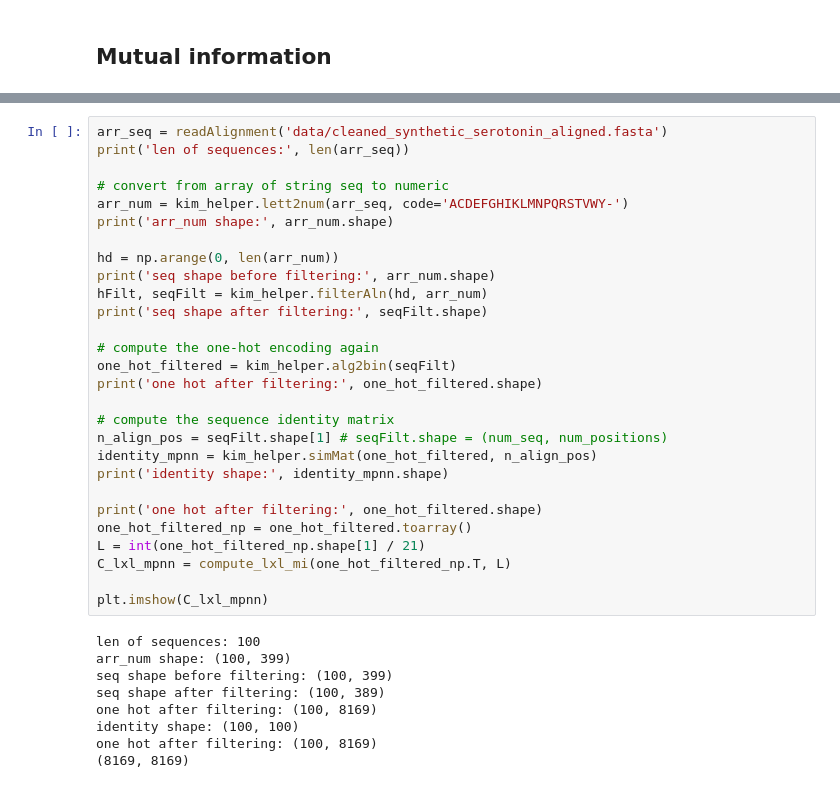
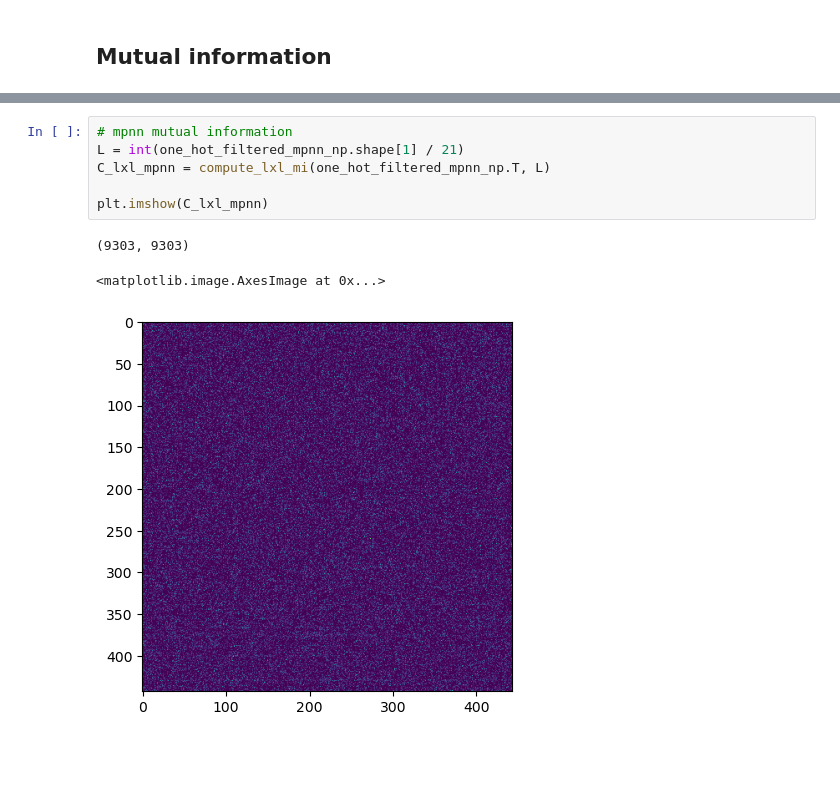
Before and after one commit to zifangu/lithiumized-fish, a Jupyter notebook: final.ipynb, the cells around one changed output, grey strips where cells are left out. Cells and saved outputs as stored; diff of their text form; blank space fills up the shorter version.

```diff
--- a/final.ipynb
+++ b/final.ipynb
@@ -393,38 +344,11 @@ Text(0, 0.5, 'Natural sequence positions')
-# %%
-arr_seq = readAlignment('data/cleaned_synthetic_serotonin_aligned.fasta')
-print('len of sequences:', len(arr_seq))
-
-# convert from array of string seq to numeric
-arr_num = kim_helper.lett2num(arr_seq, code='ACDEFGHIKLMNPQRSTVWY-')
-print('arr_num shape:', arr_num.shape)
-
-hd = np.arange(0, len(arr_num))
-print('seq shape before filtering:', arr_num.shape)
-hFilt, seqFilt = kim_helper.filterAln(hd, arr_num)
-print('seq shape after filtering:', seqFilt.shape)
-
-# compute the one-hot encoding again
-one_hot_filtered = kim_helper.alg2bin(seqFilt)
-print('one hot after filtering:', one_hot_filtered.shape)
-
-# compute the sequence identity matrix
-n_align_pos = seqFilt.shape[1] # seqFilt.shape = (num_seq, num_positions)
-identity_mpnn = kim_helper.simMat(one_hot_filtered, n_align_pos)
-print('identity shape:', identity_mpnn.shape)
-
-print('one hot after filtering:', one_hot_filtered.shape)
-one_hot_filtered_np = one_hot_filtered.toarray()
-L = int(one_hot_filtered_np.shape[1] / 21)
-C_lxl_mpnn = compute_lxl_mi(one_hot_filtered_np.T, L)
-
-plt.imshow(C_lxl_mpnn)
-# %% [output]
-len of sequences: 100
-arr_num shape: (100, 399)
-seq shape before filtering: (100, 399)
-seq shape after filtering: (100, 389)
-one hot after filtering: (100, 8169)
-identity shape: (100, 100)
-one hot after filtering: (100, 8169)
-(8169, 8169)
+# %%
+# mpnn mutual information
+L = int(one_hot_filtered_mpnn_np.shape[1] / 21)
+C_lxl_mpnn = compute_lxl_mi(one_hot_filtered_mpnn_np.T, L)
+
+plt.imshow(C_lxl_mpnn)
+# %% [output]
+(9303, 9303)
+<matplotlib.image.AxesImage at 0x...>
+[figure, added]
 # %%
```
Also changed, not shown: parts of 12 cells of this notebook, 37 other files.
